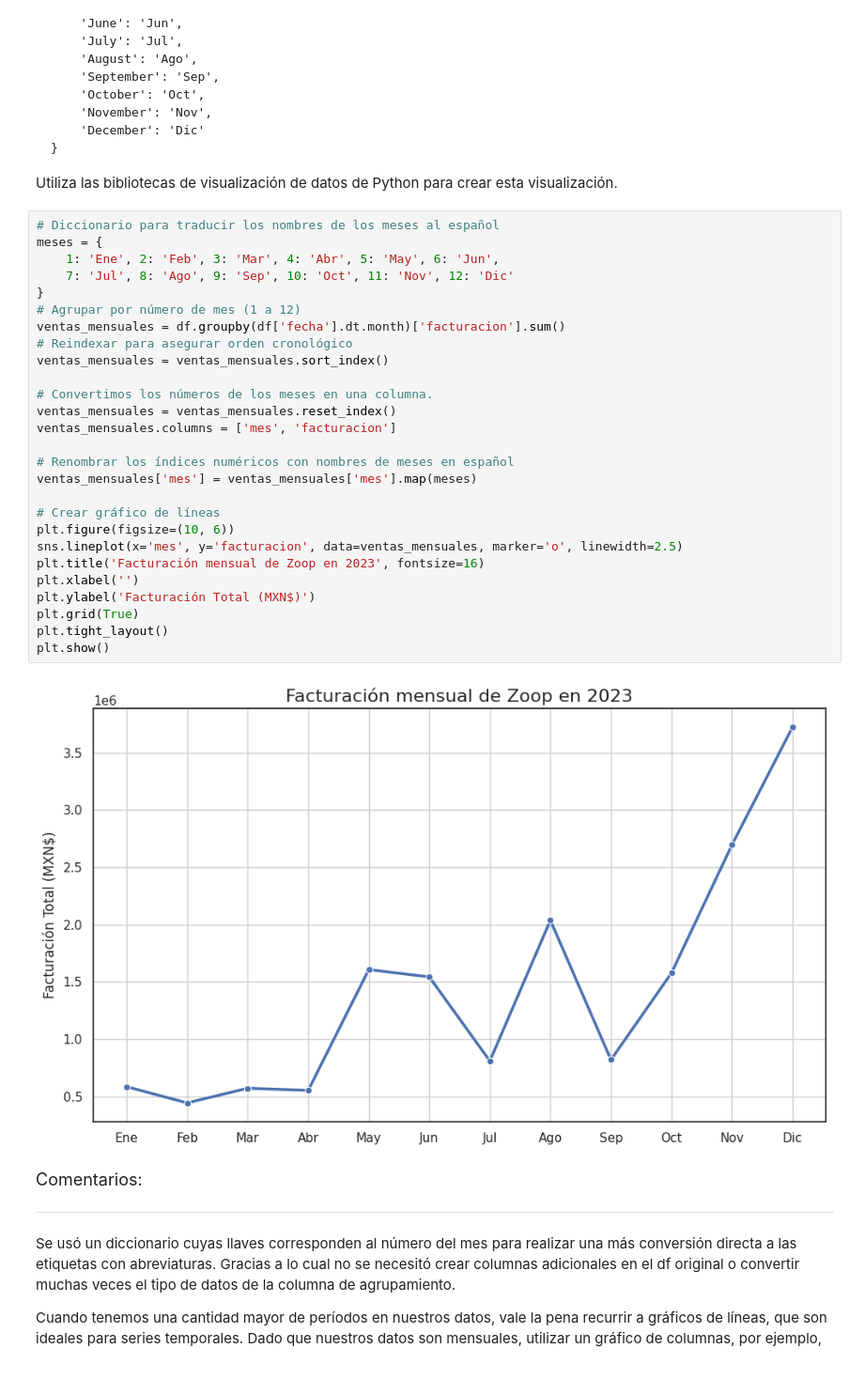
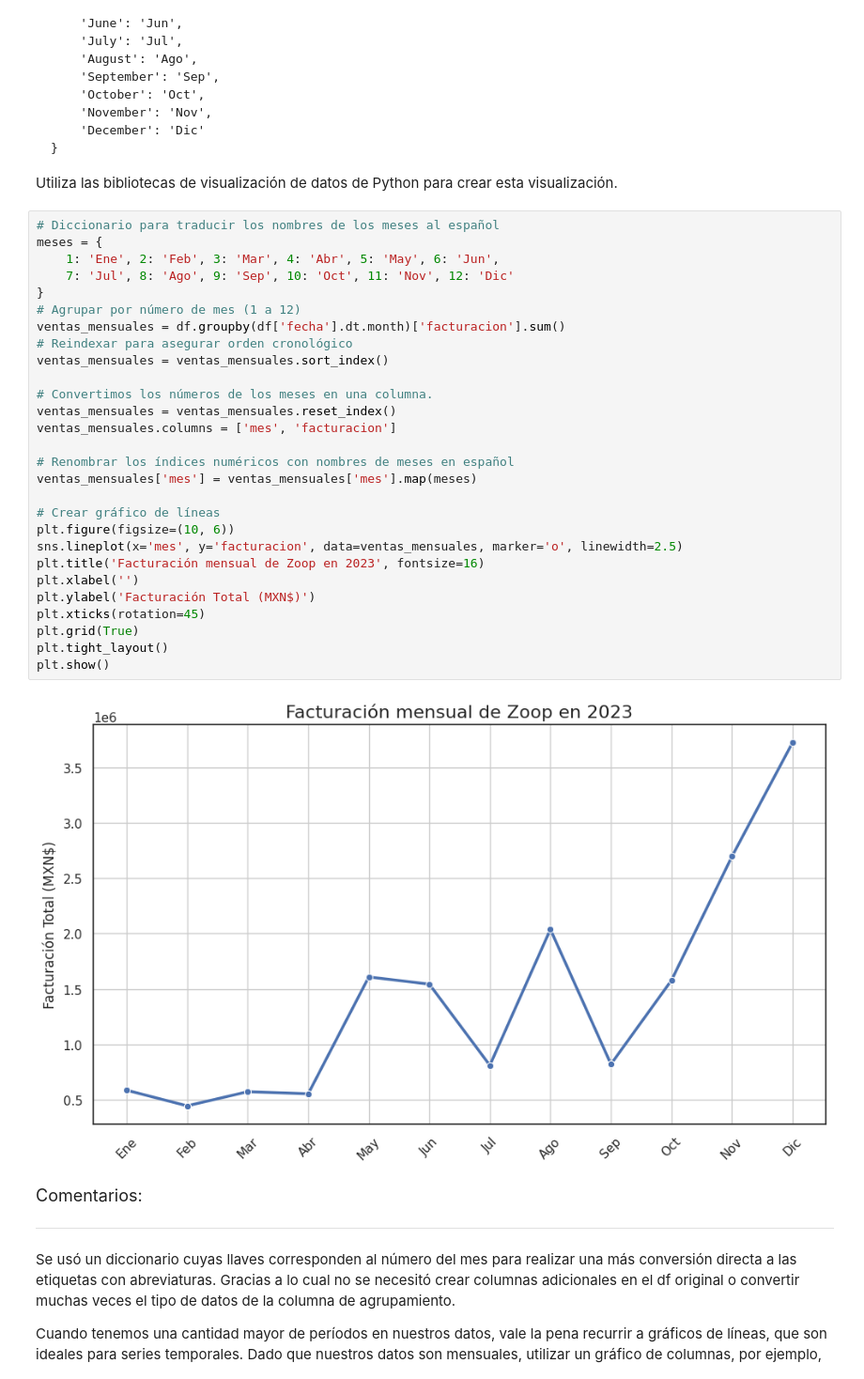
Before and after one commit to JLuceroVasquez/ia-aplicada-a-data-science-construccion-de-visualizaciones, a Jupyter notebook: IA_aplicada_a_ciencia_de_datos.ipynb, the cells around one changed output. Shown at 94% size. Saved outputs shown, nothing was run; the diff lists cells and outputs as text.

```diff
--- a/IA_aplicada_a_ciencia_de_datos.ipynb
+++ b/IA_aplicada_a_ciencia_de_datos.ipynb
@@ -675,32 +679,33 @@ Utiliza las bibliotecas de visualización de datos de Python para crear esta vis
 # %%
 # Diccionario para traducir los nombres de los meses al español
 meses = {
     1: 'Ene', 2: 'Feb', 3: 'Mar', 4: 'Abr', 5: 'May', 6: 'Jun',
     7: 'Jul', 8: 'Ago', 9: 'Sep', 10: 'Oct', 11: 'Nov', 12: 'Dic'
 }
 # Agrupar por número de mes (1 a 12)
 ventas_mensuales = df.groupby(df['fecha'].dt.month)['facturacion'].sum()
 # Reindexar para asegurar orden cronológico
 ventas_mensuales = ventas_mensuales.sort_index()
 
 # Convertimos los números de los meses en una columna.
 ventas_mensuales = ventas_mensuales.reset_index()
 ventas_mensuales.columns = ['mes', 'facturacion']
 
 # Renombrar los índices numéricos con nombres de meses en español
 ventas_mensuales['mes'] = ventas_mensuales['mes'].map(meses)
 
 # Crear gráfico de líneas
 plt.figure(figsize=(10, 6))
 sns.lineplot(x='mes', y='facturacion', data=ventas_mensuales, marker='o', linewidth=2.5)
 plt.title('Facturación mensual de Zoop en 2023', fontsize=16)
 plt.xlabel('')
 plt.ylabel('Facturación Total (MXN$)')
+plt.xticks(rotation=45)
 plt.grid(True)
 plt.tight_layout()
 plt.show()
 # %% [output]
-[figure, old version]
+[figure, new version]
 # %% [markdown]
 <font color="7b71ff" size=4> Comentarios: </font>
 
```
Also changed, not shown: parts of 14 cells of this notebook.
